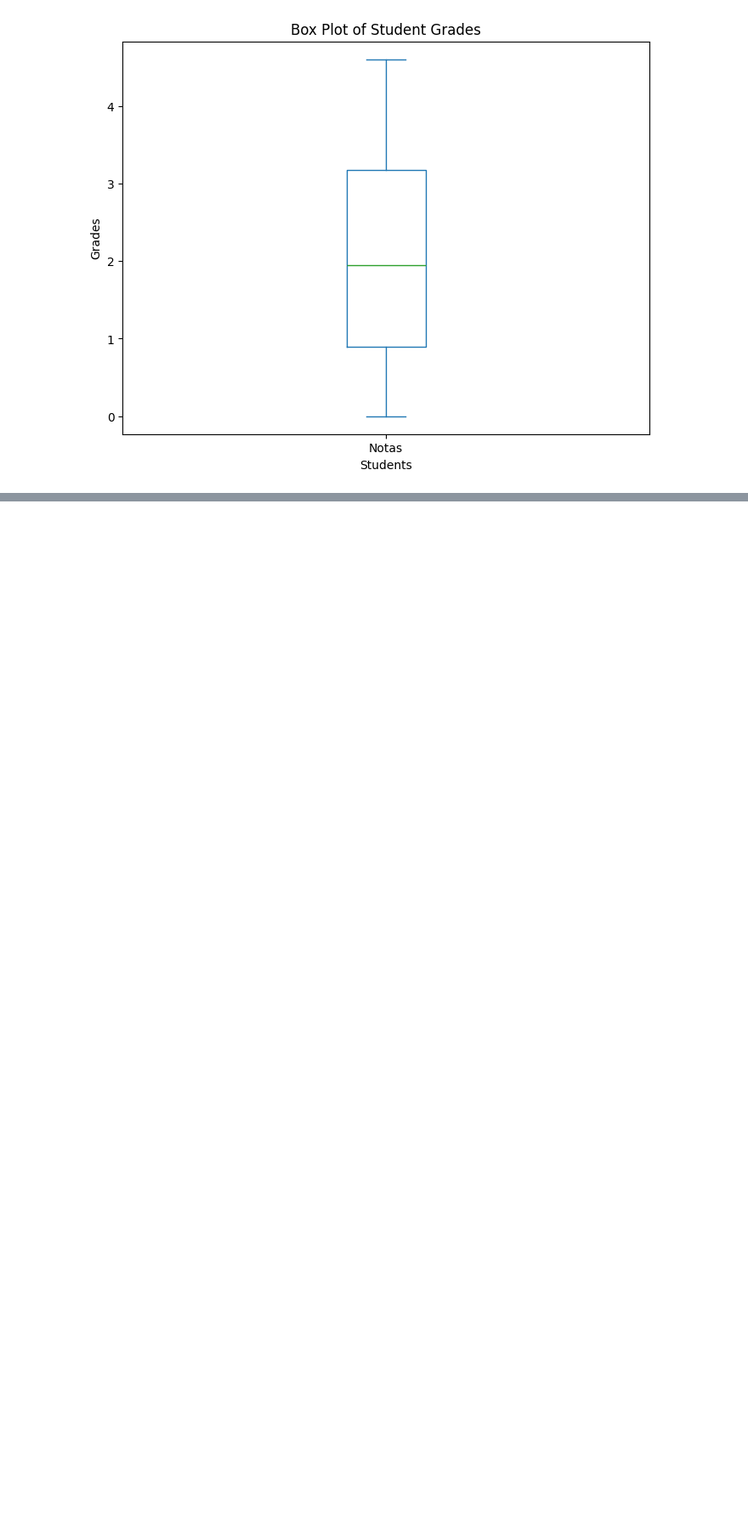
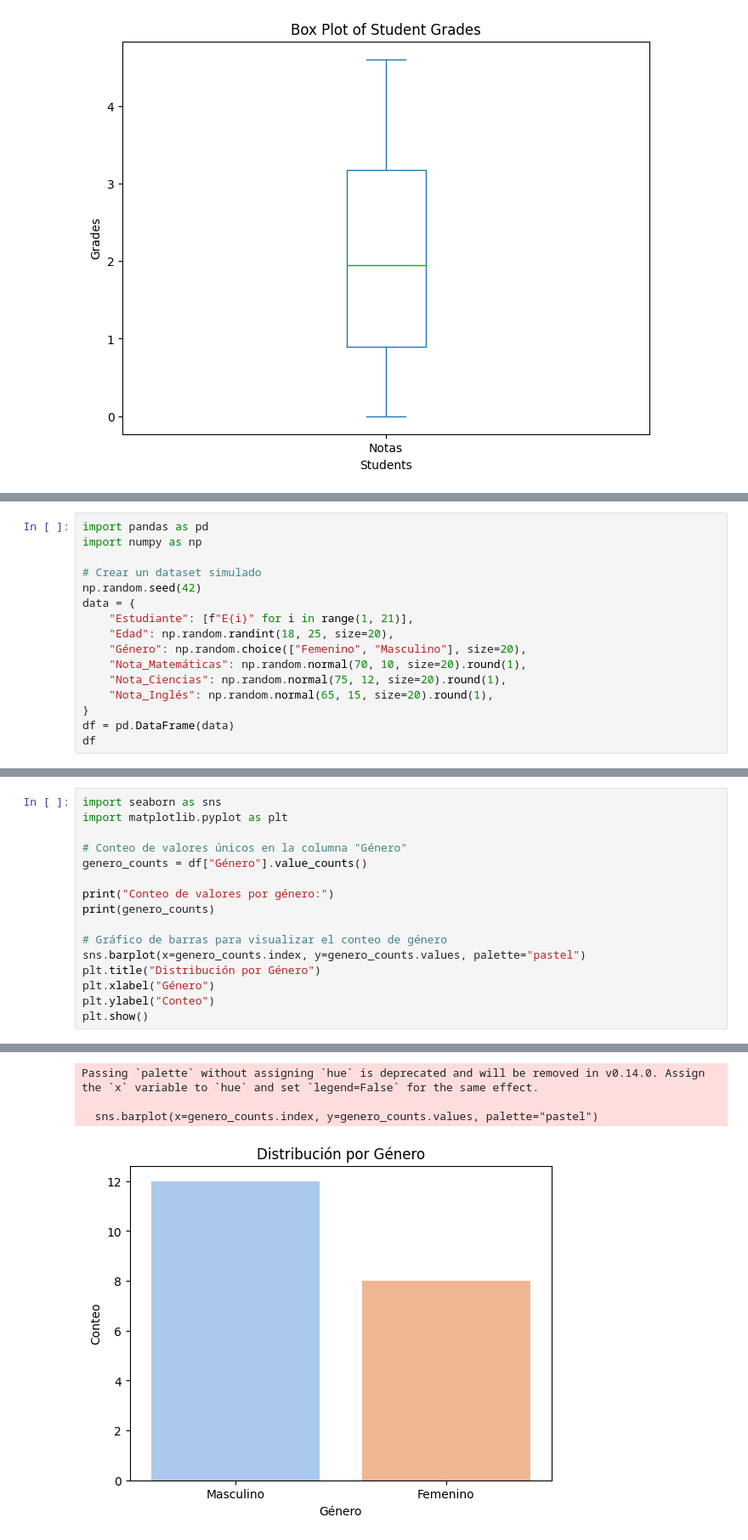
Before and after one commit to M4teoSandoval/Clase-Inteligencia-Artificiall, a Jupyter notebook: Class13/02.ipynb, the cells around one changed output, grey strips where cells are left out. Shown at 85% size. Cells and saved outputs as stored; diff of their text form; blank space fills up the shorter version.

```diff
--- a/Class13/02.ipynb
+++ b/Class13/02.ipynb
@@ -432,0 +553,16 @@ plt.show()
+# %%
+import pandas as pd
+import numpy as np
+
+# Crear un dataset simulado
+np.random.seed(42)
+data = {
+    "Estudiante": [f"E{i}" for i in range(1, 21)],
+    "Edad": np.random.randint(18, 25, size=20),
+    "Género": np.random.choice(["Femenino", "Masculino"], size=20),
+    "Nota_Matemáticas": np.random.normal(70, 10, size=20).round(1),
+    "Nota_Ciencias": np.random.normal(75, 12, size=20).round(1),
+    "Nota_Inglés": np.random.normal(65, 15, size=20).round(1),
+}
+df = pd.DataFrame(data)
+df
@@ -432,0 +587,17 @@ plt.show()
+# %%
+import seaborn as sns
+import matplotlib.pyplot as plt
+
+# Conteo de valores únicos en la columna "Género"
+genero_counts = df["Género"].value_counts()
+
+print("Conteo de valores por género:")
+print(genero_counts)
+
+# Gráfico de barras para visualizar el conteo de género
+sns.barplot(x=genero_counts.index, y=genero_counts.values, palette="pastel")
+plt.title("Distribución por Género")
+plt.xlabel("Género")
+plt.ylabel("Conteo")
+plt.show()
+# %% [output]
@@ -432,0 +609,4 @@ plt.show()
+Passing `palette` without assigning `hue` is deprecated and will be removed in v0.14.0. Assign the `x` variable to `hue` and set `legend=False` for the same effect.
+
+  sns.barplot(x=genero_counts.index, y=genero_counts.values, palette="pastel")
+[figure, added]
```
Also changed, not shown: parts of 46 cells of this notebook.
